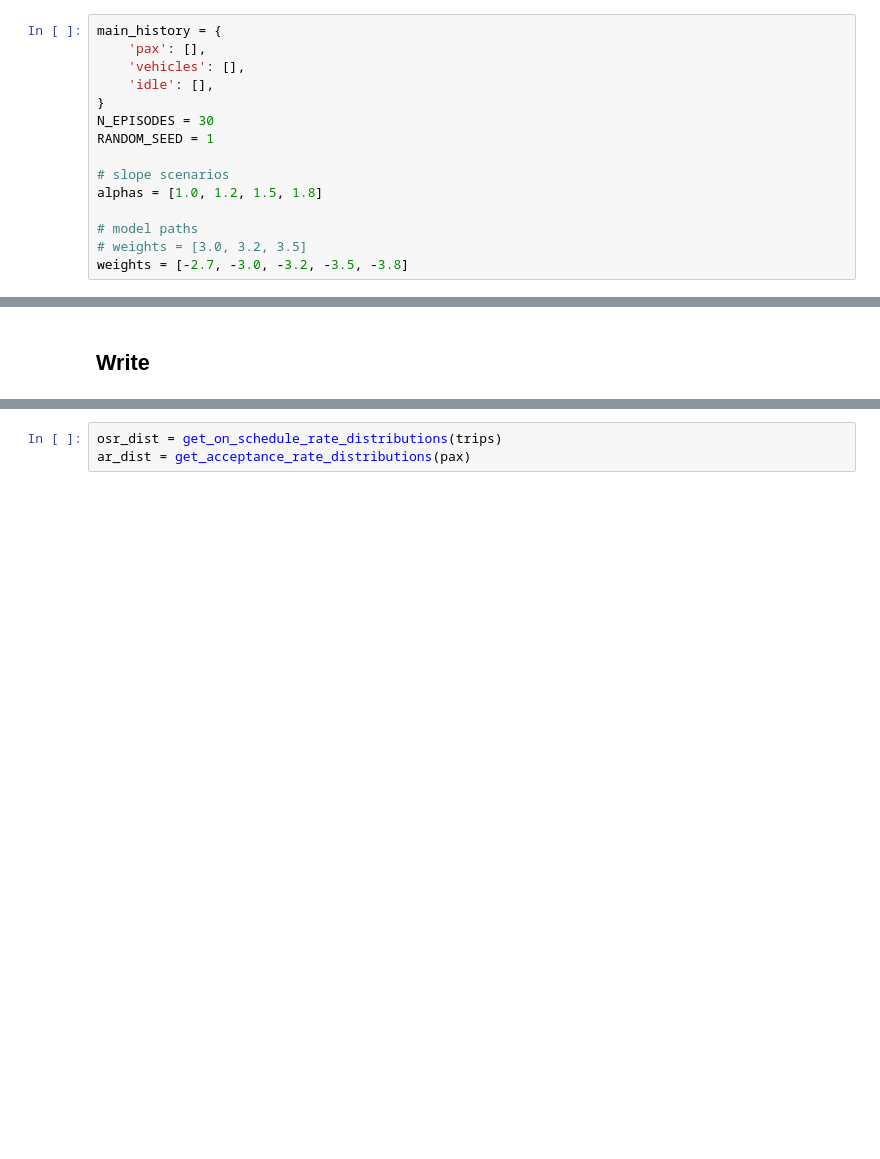
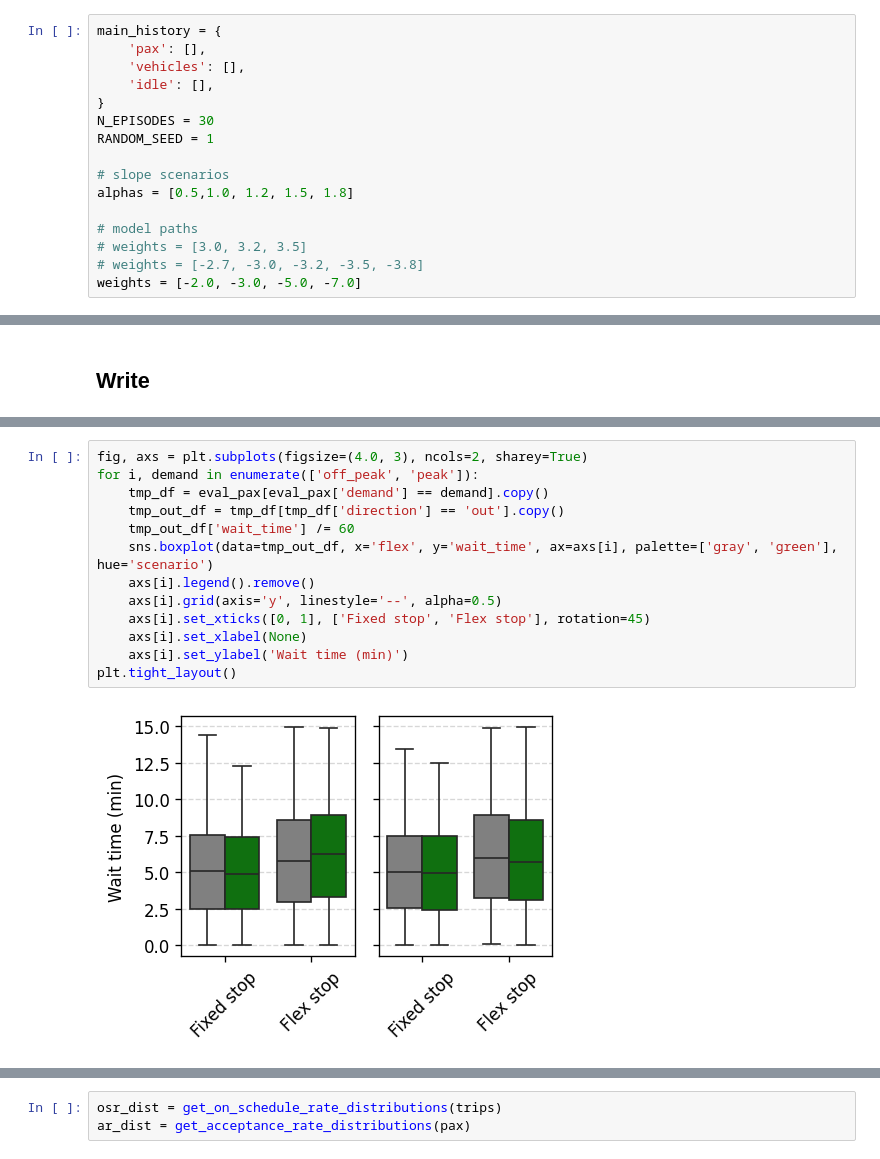
Before and after one commit to joerovar/flex-bus-sim, a Jupyter notebook: eval.ipynb, the cells around one changed output, grey strips where cells are left out. Saved outputs shown, nothing was run; the diff lists cells and outputs as text; blank space fills up the shorter version.

```diff
--- a/eval.ipynb
+++ b/eval.ipynb
@@ -91,11 +181,12 @@ N_EPISODES = 30
 RANDOM_SEED = 1
 
 # slope scenarios
-alphas = [1.0, 1.2, 1.5, 1.8]
+alphas = [0.5,1.0, 1.2, 1.5, 1.8]
 
 # model paths
 # weights = [3.0, 3.2, 3.5]
-weights = [-2.7, -3.0, -3.2, -3.5, -3.8]
+# weights = [-2.7, -3.0, -3.2, -3.5, -3.8]
+weights = [-2.0, -3.0, -5.0, -7.0]
 # %%
 for demand in ('peak', 'off_peak'):
     # heuristic
@@ -347,0 +408,15 @@ we use the slack time as very useful instrument to preserve regularity. as oppos
+# %%
+fig, axs = plt.subplots(figsize=(4.0, 3), ncols=2, sharey=True)
+for i, demand in enumerate(['off_peak', 'peak']):
+    tmp_df = eval_pax[eval_pax['demand'] == demand].copy()
+    tmp_out_df = tmp_df[tmp_df['direction'] == 'out'].copy()
+    tmp_out_df['wait_time'] /= 60
+    sns.boxplot(data=tmp_out_df, x='flex', y='wait_time', ax=axs[i], palette=['gray', 'green'], hue='scenario')
+    axs[i].legend().remove()
+    axs[i].grid(axis='y', linestyle='--', alpha=0.5)
+    axs[i].set_xticks([0, 1], ['Fixed stop', 'Flex stop'], rotation=45)
+    axs[i].set_xlabel(None)
+    axs[i].set_ylabel('Wait time (min)')
+plt.tight_layout()
+# %% [output]
+[figure, added]
```
Also changed, not shown: parts of 75 cells of this notebook, 19 other files.
